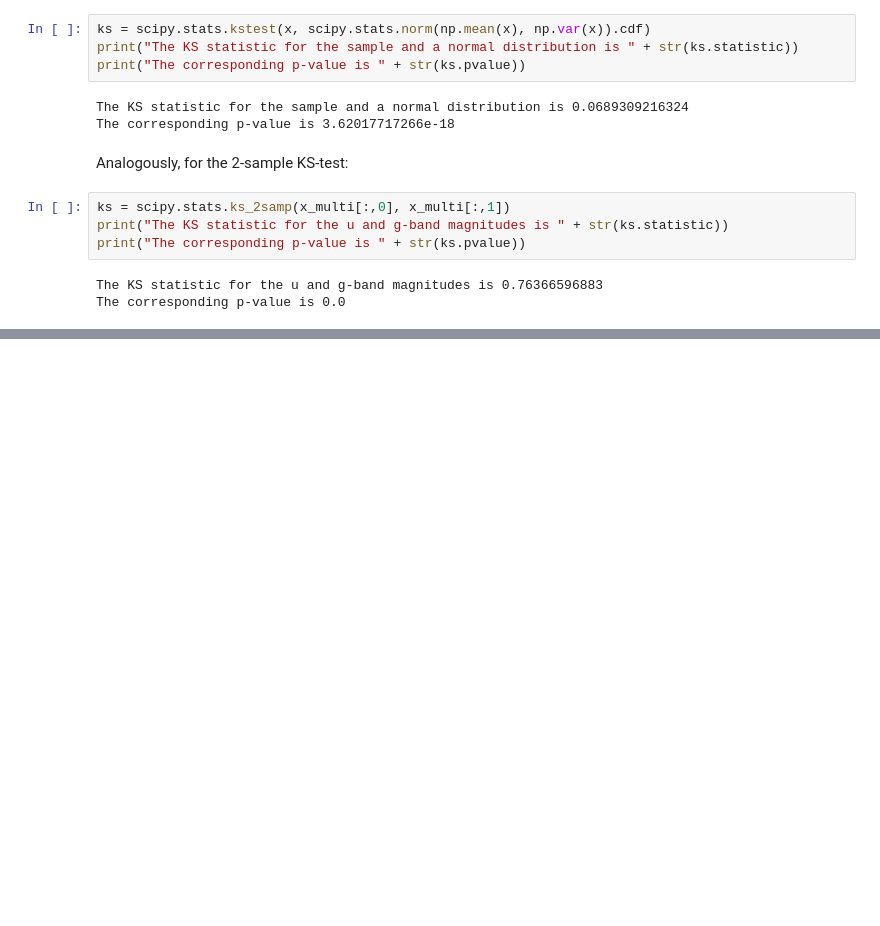
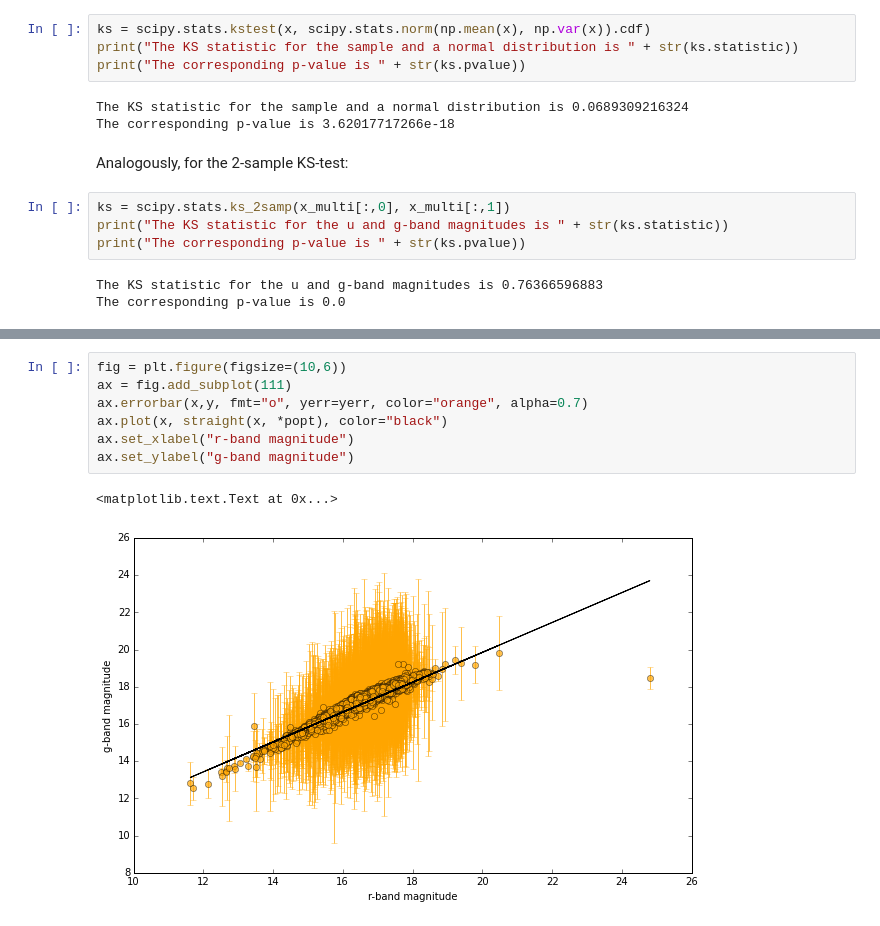
Before and after one commit to AstroHackWeek/AstroHackWeek2015, a Jupyter notebook: day1/day1_numericalsummaries.ipynb, the cells around one changed output, grey strips where cells are left out. Drawn from its saved outputs; the diff is of its cells as text; blank space fills up the shorter version.

```diff
--- a/day1/day1_numericalsummaries.ipynb
+++ b/day1/day1_numericalsummaries.ipynb
@@ -463,0 +517,10 @@ There are *many* more statistical tests to compare distributions and samples, to
+# %%
+fig = plt.figure(figsize=(10,6))
+ax = fig.add_subplot(111)
+ax.errorbar(x,y, fmt="o", yerr=yerr, color="orange", alpha=0.7)
+ax.plot(x, straight(x, *popt), color="black")
+ax.set_xlabel("r-band magnitude")
+ax.set_ylabel("g-band magnitude")
+# %% [output]
+<matplotlib.text.Text at 0x...>
+[figure, added]
```
Also changed, not shown: parts of 22 cells of this notebook.
